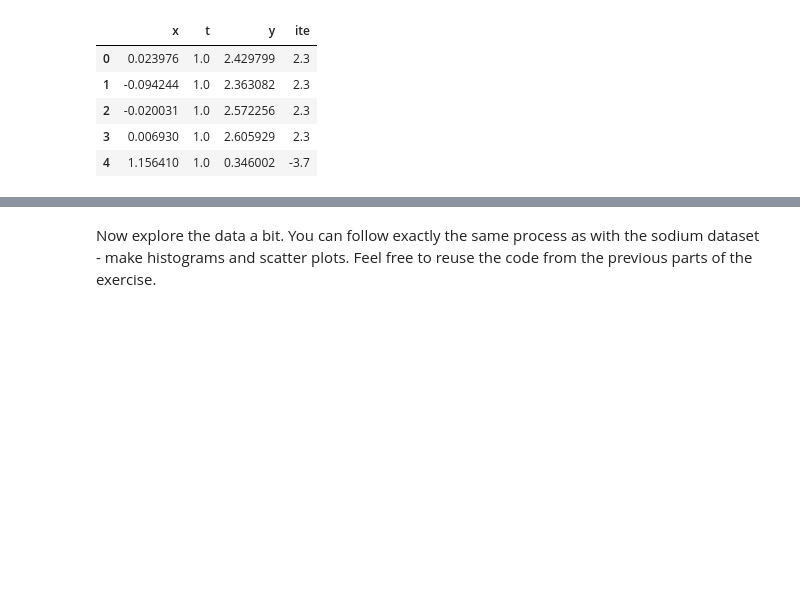
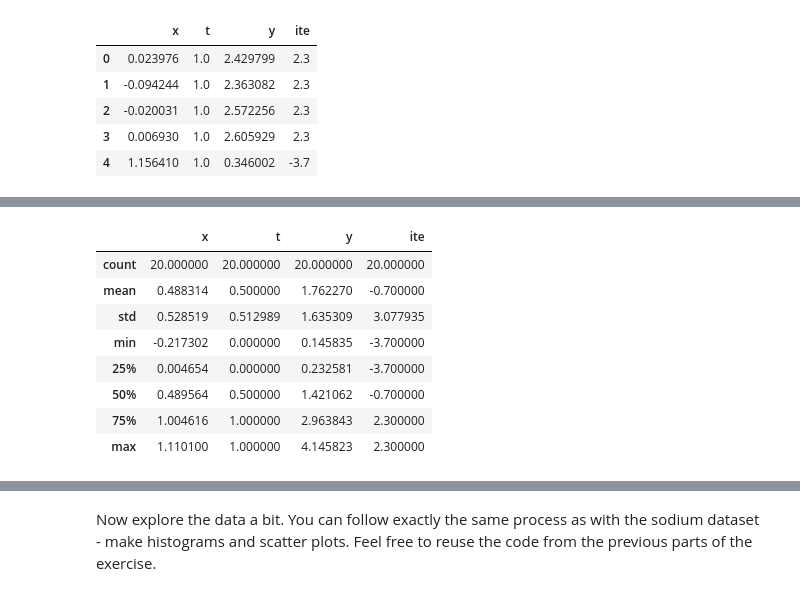
Before and after one commit to FarhinaMirza/CE888, a Jupyter notebook: Causal_Inference.ipynb, the cells around one changed output, grey strips where cells are left out. Saved outputs shown, nothing was run; the diff lists cells and outputs as text; code cells hidden in the pictures; blank space fills up the shorter version.

```diff
--- a/Causal_Inference.ipynb
+++ b/Causal_Inference.ipynb
@@ -535,3 +535,6 @@ df.head()
 | 2 | -0.020031 | 1.0 | 2.572256 | 2.3 |
 | 3 | 0.006930 | 1.0 | 2.605929 | 2.3 |
 | 4 | 1.156410 | 1.0 | 0.346002 | -3.7 |
+# %%
+df1 = pd.read_csv('hte_test.csv')
+df1.head()
@@ -537,0 +548,12 @@ df.head()
+# %%
+df1.describe()
+# %% [output]
+|  | x | t | y | ite |
+| count | 20.000000 | 20.000000 | 20.000000 | 20.000000 |
+| mean | 0.488314 | 0.500000 | 1.762270 | -0.700000 |
+| std | 0.528519 | 0.512989 | 1.635309 | 3.077935 |
+| min | -0.217302 | 0.000000 | 0.145835 | -3.700000 |
+| 25% | 0.004654 | 0.000000 | 0.232581 | -3.700000 |
+| 50% | 0.489564 | 0.500000 | 1.421062 | -0.700000 |
+| 75% | 1.004616 | 1.000000 | 2.963843 | 2.300000 |
+| max | 1.110100 | 1.000000 | 4.145823 | 2.300000 |
```
Also changed, not shown: parts of 16 cells of this notebook.
